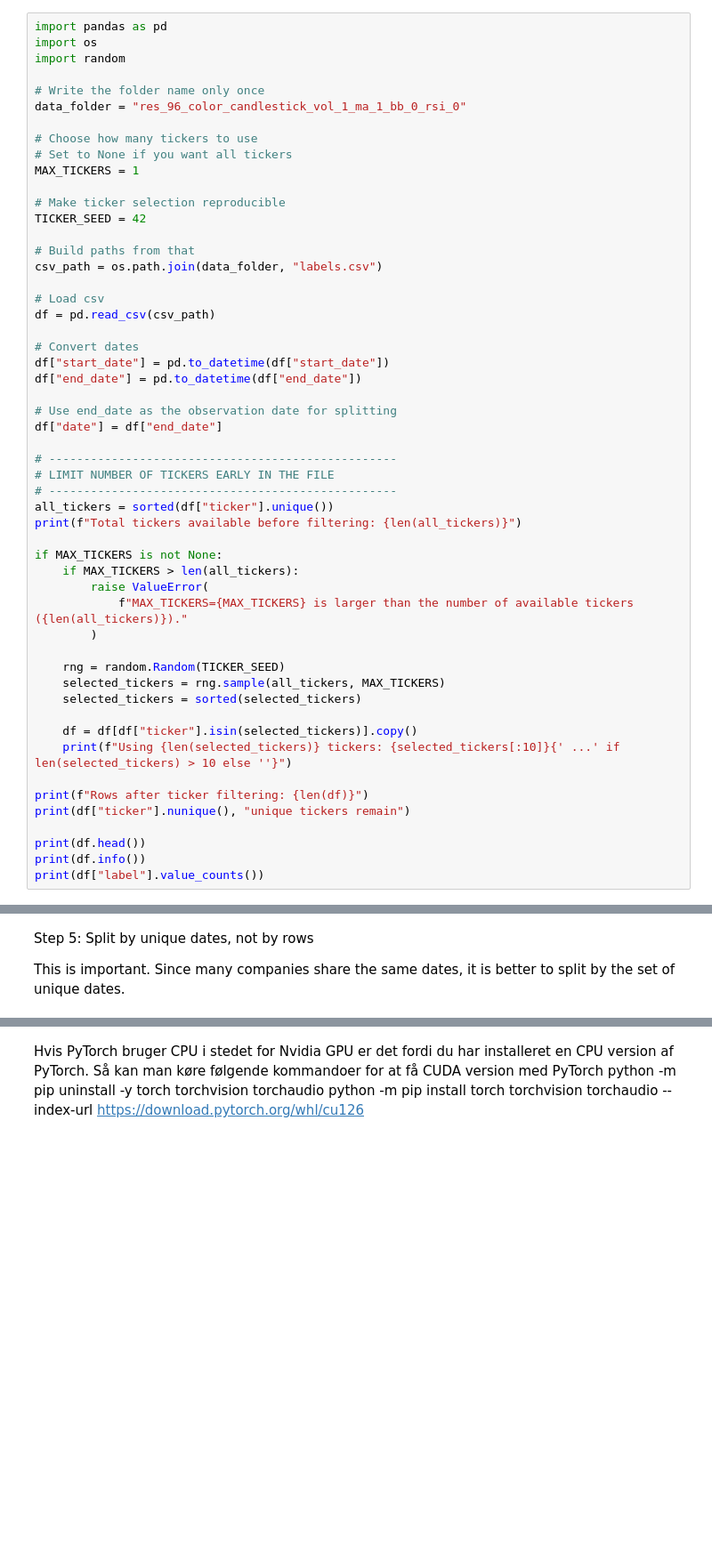
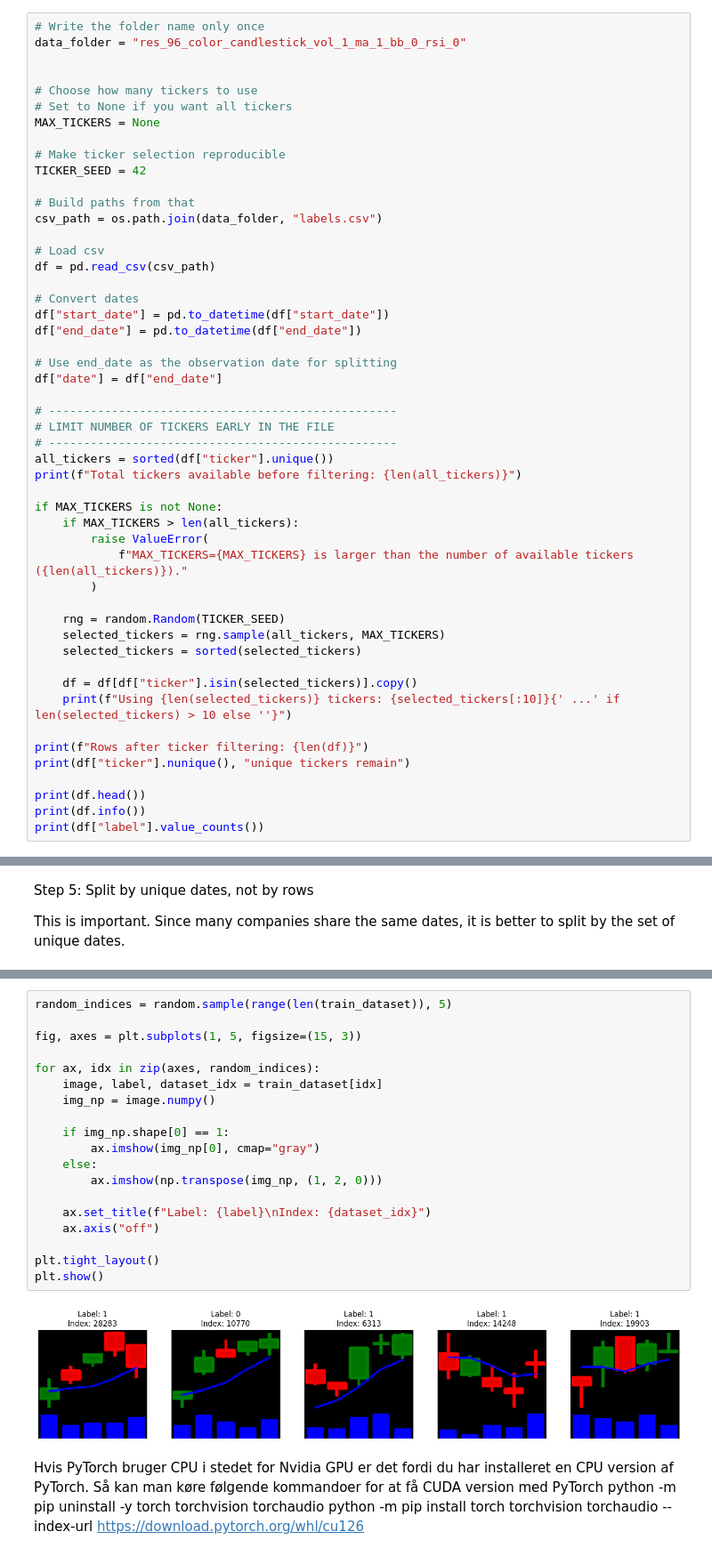
Before and after one commit to MortenSkovbjerg2000/speciale-i-datavidenskab-2026, a Jupyter notebook: training.ipynb, the cells around one changed output, grey strips where cells are left out. Shown at 89% size. Cells and saved outputs as stored; diff of their text form; blank space fills up the shorter version.

```diff
--- a/training.ipynb
+++ b/training.ipynb
@@ -1,14 +17,11 @@
 # %%
-import pandas as pd
-import os
-import random
-
 # Write the folder name only once
 data_folder = "res_96_color_candlestick_vol_1_ma_1_bb_0_rsi_0"
 
+
 # Choose how many tickers to use
 # Set to None if you want all tickers
-MAX_TICKERS = 1
+MAX_TICKERS = None
 
 # Make ticker selection reproducible
 TICKER_SEED = 42
@@ -296,3 +292,24 @@ First 10 labels: tensor([1, 0, 1, 1, 1])
+# %%
+random_indices = random.sample(range(len(train_dataset)), 5)
+
+fig, axes = plt.subplots(1, 5, figsize=(15, 3))
+
+for ax, idx in zip(axes, random_indices):
+    image, label, dataset_idx = train_dataset[idx]
+    img_np = image.numpy()
+
+    if img_np.shape[0] == 1:
+        ax.imshow(img_np[0], cmap="gray")
+    else:
+        ax.imshow(np.transpose(img_np, (1, 2, 0)))
+
+    ax.set_title(f"Label: {label}\nIndex: {dataset_idx}")
+    ax.axis("off")
+
+plt.tight_layout()
+plt.show()
+# %% [output]
+[figure, added]
 # %% [markdown]
 Hvis PyTorch bruger CPU i stedet for Nvidia GPU er det fordi du har installeret en CPU version af PyTorch. Så kan man køre følgende kommandoer for at få CUDA version med PyTorch
 python -m pip uninstall -y torch torchvision torchaudio
```
Also changed, not shown: parts of 20 cells of this notebook, 3 other files.
